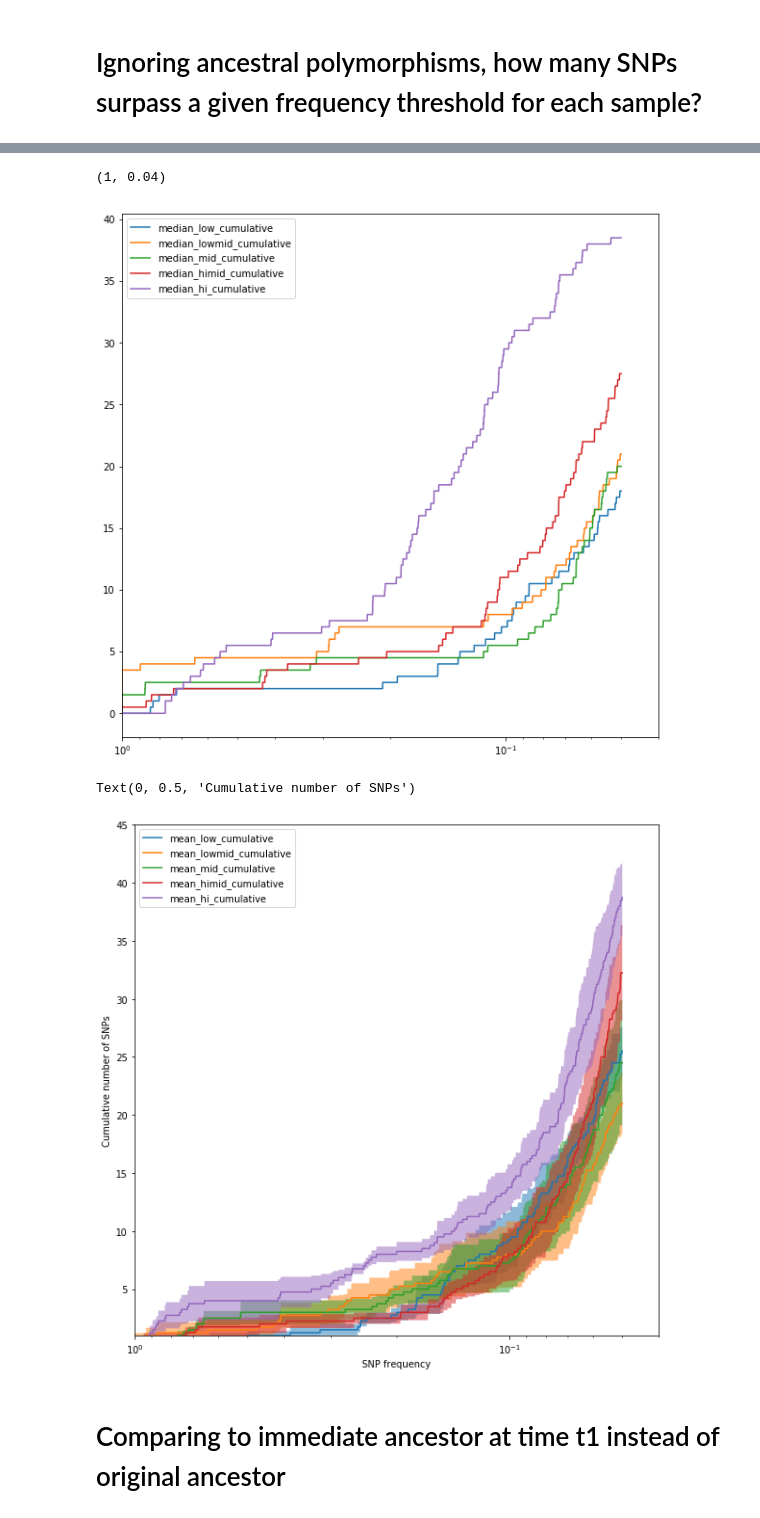
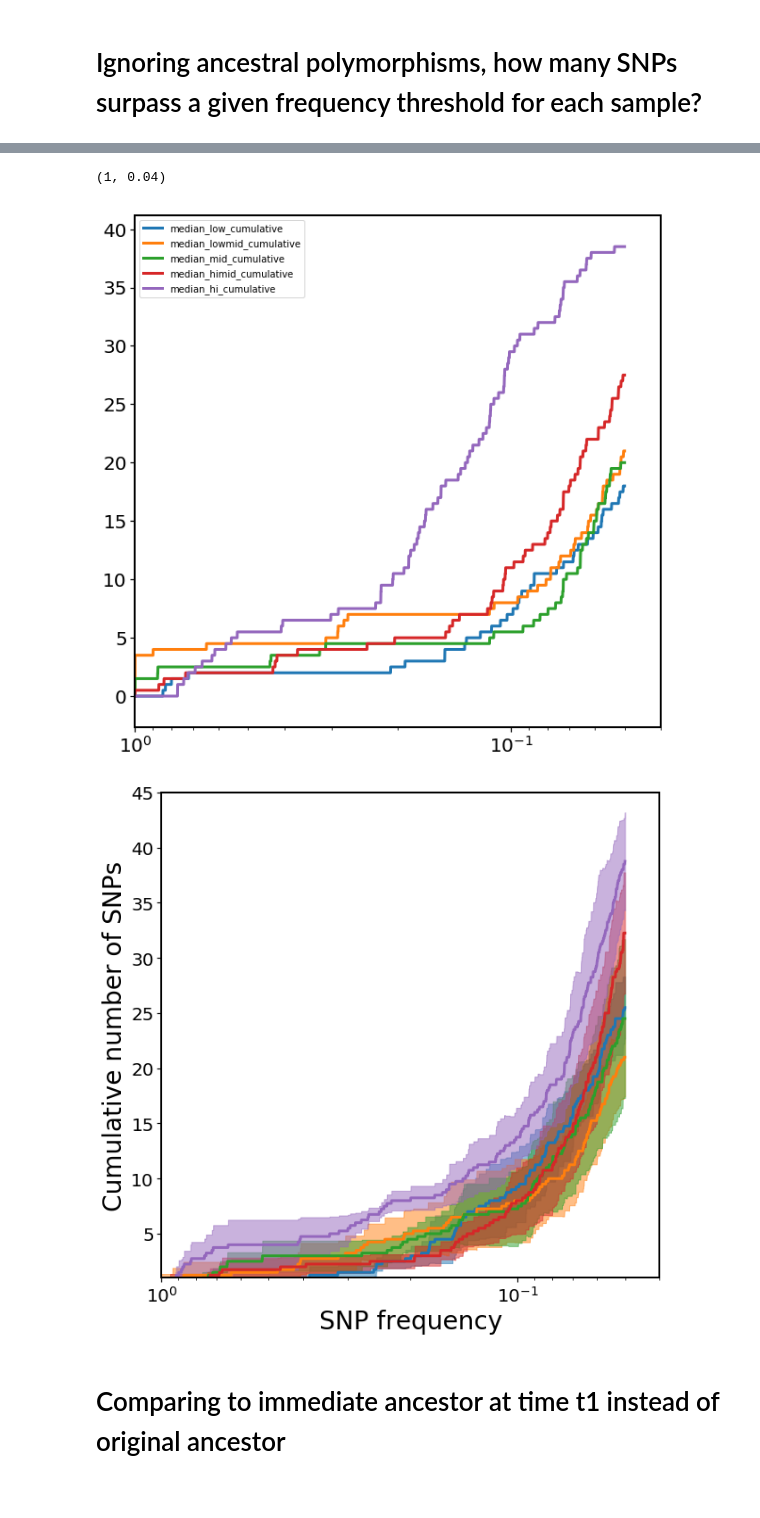
Before and after one commit to nicholas-sherer/NS001_Sequencing, a Jupyter notebook: Polymorphisms past certain frequency by mutation rate condition.ipynb, the cells around one changed output, grey strips where cells are left out. Saved outputs shown, nothing was run; the diff lists cells and outputs as text; code cells hidden in the pictures.

```diff
--- a/Polymorphisms past certain frequency by mutation rate condition.ipynb
+++ b/Polymorphisms past certain frequency by mutation rate condition.ipynb
@@ -10,6 +10,8 @@ import SequenceDataORM as sqd
 import matplotlib.pyplot as plt
 import seaborn as sns
 %matplotlib inline
+
+plt.style.use('C:/Users/Nicholas Sherer/.matplotlib/ShererPaper.mplstyle')
 # %%
 engine = create_engine('sqlite:///NS001_evolved_mutations_copy8.db', echo=False) # our database connection
 session = sessionmaker(bind=engine)() # the session object is how we make queries through sqlalchemy
@@ -134,7 +141,7 @@ for smpr in evolvedt2_samples:
         cumdist = func_cum(fraqs, cornts)
         x = np.linspace(1,.05,num=10000)
         y = np.array([cumdist(i) for i in x])
-        axes.semilogx(x, y, label=smpr.name)
+        axes.semilogx(x, y, '-', label=smpr.name)
 axes.legend()
 axes.set_xlim(1,.04)
 # %% [output]
@@ -240,7 +252,7 @@ for smpr in ['Lo1t2_S1', 'Lo2t2_S1', 'Lo3t2_S1', 'Lo4t2_S1']:
     lodists.append(cumdist)
 mean_low = median_func(*lodists)
 y_low = np.array([mean_low(i) for i in x])
-axes.semilogx(x, y_low, label='median_low_cumulative')
+axes.semilogx(x, y_low, '-', label='median_low_cumulative')
 
 lomiddists = []
 for smpr in ['LoMid1t2_S1', 'LoMid2t2_S1', 'LoMid3t2_S1', 'LoMid4t2_S1']:
@@ -249,7 +261,7 @@ for smpr in ['LoMid1t2_S1', 'LoMid2t2_S1', 'LoMid3t2_S1', 'LoMid4t2_S1']:
     lomiddists.append(cumdist)
 mean_lowmid = median_func(*lomiddists)
 y_lowmid = np.array([mean_lowmid(i) for i in x])
-axes.semilogx(x, y_lowmid, label='median_lowmid_cumulative')
+axes.semilogx(x, y_lowmid, '-', label='median_lowmid_cumulative')
 
 middists = []
 for smpr in ['Mid1t2_S1', 'Mid2t2_S1', 'Mid3t2_S1', 'Mid4t2_S1']:
@@ -258,7 +270,7 @@ for smpr in ['Mid1t2_S1', 'Mid2t2_S1', 'Mid3t2_S1', 'Mid4t2_S1']:
     middists.append(cumdist)
 mean_mid = median_func(*middists)
 y_mid = np.array([mean_mid(i) for i in x])
-axes.semilogx(x, y_mid, label='median_mid_cumulative')
+axes.semilogx(x, y_mid, '-', label='median_mid_cumulative')
 
 himiddists = []
 for smpr in ['HiMid1t2_S1', 'HiMid2t2_S1', 'HiMid3t2_S1', 'HiMid4t2_S1']:
@@ -267,7 +279,7 @@ for smpr in ['HiMid1t2_S1', 'HiMid2t2_S1', 'HiMid3t2_S1', 'HiMid4t2_S1']:
     himiddists.append(cumdist)
 mean_himid = median_func(*himiddists)
 y_himid = np.array([mean_himid(i) for i in x])
-axes.semilogx(x, y_himid, label='median_himid_cumulative')
+axes.semilogx(x, y_himid, '-', label='median_himid_cumulative')
 
 hidists = []
 for smpr in ['Hi1t2_S1', 'Hi2t2_S1', 'Hi3t2_S1', 'Hi4t2_S1']:
@@ -276,13 +288,13 @@ for smpr in ['Hi1t2_S1', 'Hi2t2_S1', 'Hi3t2_S1', 'Hi4t2_S1']:
     hidists.append(cumdist)
 mean_hi = median_func(*hidists)
 y_hi = np.array([mean_hi(i) for i in x])
-axes.semilogx(x, y_hi, label='median_hi_cumulative')
+axes.semilogx(x, y_hi, '-', label='median_hi_cumulative')
 
 axes.legend()
 axes.set_xlim(1,.04)
 # %% [output]
 (1, 0.04)
-[figure, old version]
+[figure, new version]
 # %%
 fig = plt.figure(figsize=(10,10))
 axes = fig.add_subplot(111)
@@ -298,10 +310,11 @@ max_low = max_func(*lodists)
 mean_low = mean_func(*lodists)
 std_low = std_func(*lodists)
 y_low = np.array([mean_low(i) for i in x])
-axes.semilogx(x, y_low, label='mean_low_cumulative')
-#axes.fill_between(x, [min_low(i) for i in x], [max_low(i) for i in x], alpha=.5)
-axes.fill_between(x, [mean_low(i) - 1.1/2*std_low(i) for i in x],
-                  [mean_low(i) + 1.1/2*std_low(i) for i in x], alpha=.5)
+lns = axes.semilogx(x, y_low, '-', label='mean_low_cumulative')
+color = lns[-1].get_color()
+#axes.fill_between(x, [min_low(i) for i in x], [max_low(i) for i in x], color=color, alpha=.2)
+axes.fill_between(x, [mean_low(i) - 1.1*2/3*std_low(i) for i in x],
+                  [mean_low(i) + 1.1*2/3*std_low(i) for i in x], color=color, alpha=.5)
 
 lomiddists = []
 for smpr in ['LoMid1t1_S1', 'LoMid2t1_S1', 'LoMid3t1_S1', 'LoMid4t1_S1']:
@@ -313,10 +326,11 @@ max_lowmid = max_func(*lomiddists)
 mean_lowmid = mean_func(*lomiddists)
 std_lowmid = std_func(*lomiddists)
 y_lowmid = np.array([mean_lowmid(i) for i in x])
-axes.semilogx(x, y_lowmid, label='mean_lowmid_cumulative')
-#axes.fill_between(x, [min_lowmid(i) for i in x], [max_lowmid(i) for i in x], alpha=.5)
-axes.fill_between(x, [mean_lowmid(i) - 1.1/2*std_lowmid(i) for i in x],
-                  [mean_lowmid(i) + 1.1/2*std_lowmid(i) for i in x], alpha=.5)
+lns = axes.semilogx(x, y_lowmid, '-', label='mean_lowmid_cumulative')
+color = lns[-1].get_color()
+#axes.fill_between(x, [min_lowmid(i) for i in x], [max_lowmid(i) for i in x], color=color, alpha=.2)
+axes.fill_between(x, [mean_lowmid(i) - 1.1*2/3*std_lowmid(i) for i in x],
+                  [mean_lowmid(i) + 1.1*2/3*std_lowmid(i) for i in x], color=color, alpha=.5)
 middists = []
 for smpr in ['Mid1t1_S1', 'Mid2t1_S1', 'Mid3t1_S1', 'Mid4t1_S1']:
     fraqs, cornts = cumulative_mu_counts(smpr)
@@ -327,48 +341,51 @@ max_mid = max_func(*middists)
 mean_mid = mean_func(*middists)
 std_mid = std_func(*middists)
 y_mid = np.array([mean_mid(i) for i in x])
-axes.semilogx(x, y_mid, label='mean_mid_cumulative')
-#axes.fill_between(x, [min_mid(i) for i in x], [max_mid(i) for i in x], alpha=.5)
-axes.fill_between(x, [mean_mid(i) - 1.1/2*std_mid(i) for i in x],
-                  [mean_mid(i) + 1.1/2*std_mid(i) for i in x], alpha=.5)
+lns = axes.semilogx(x, y_mid, '-', label='mean_mid_cumulative')
+color = lns[-1].get_color()
+#axes.fill_between(x, [min_mid(i) for i in x], [max_mid(i) for i in x], color=color, alpha=.2)
+axes.fill_between(x, [mean_mid(i) - 1.1*2/3*std_mid(i) for i in x],
+                  [mean_mid(i) + 1.1*2/3*std_mid(i) for i in x], color=color, alpha=.5)
 
 himiddists = []
 for smpr in ['HiMid1t1_S1', 'HiMid2t1_S1', 'HiMid3t1_S1', 'HiMid4t1_S1']:
     fraqs, cornts = cumulative_mu_counts(smpr)
     cumdist = func_cum(fraqs, cornts)
     himiddists.append(cumdist)
 min_himid = min_func(*himiddists)
 max_himid = max_func(*himiddists)
 mean_himid = mean_func(*himiddists)
 std_himid = std_func(*himiddists)
 y_himid = np.array([mean_himid(i) for i in x])
-axes.semilogx(x, y_himid, label='mean_himid_cumulative')
-#axes.fill_between(x, [min_himid(i) for i in x], [max_himid(i) for i in x], alpha=.5)
-axes.fill_between(x, [mean_himid(i) - 1.1/2*std_himid(i) for i in x],
-                  [mean_himid(i) + 1.1/2*std_himid(i) for i in x], alpha=.5)
+lns = axes.semilogx(x, y_himid, '-', label='mean_himid_cumulative')
+color = lns[-1].get_color()
+#axes.fill_between(x, [min_himid(i) for i in x], [max_himid(i) for i in x], color=color, alpha=.2)
+axes.fill_between(x, [mean_himid(i) - 1.1*2/3*std_himid(i) for i in x],
+                  [mean_himid(i) + 1.1*2/3*std_himid(i) for i in x], color=color, alpha=.5)
 hidists = []
 for smpr in ['Hi1t1_S1', 'Hi2t1_S1', 'Hi3t1_S1', 'Hi4t1_S1']:
     fraqs, cornts = cumulative_mu_counts(smpr)
     cumdist = func_cum(fraqs, cornts)
     hidists.append(cumdist)
 min_hi = min_func(*hidists)
 max_hi = max_func(*hidists)
 mean_hi = mean_func(*hidists)
 std_hi = std_func(*hidists)
 y_hi = np.array([mean_hi(i) for i in x])
-axes.semilogx(x, y_hi, label='mean_hi_cumulative')
-#axes.fill_between(x, [min_hi(i) for i in x], [max_hi(i) for i in x], alpha=.5)
-axes.fill_between(x, [mean_hi(i) - 1.1/2*std_hi(i) for i in x],
-                  [mean_hi(i) + 1.1/2*std_hi(i) for i in x], alpha=.5)
+lns = axes.semilogx(x, y_hi, '-', label='mean_hi_cumulative')
+color = lns[-1].get_color()
+#axes.fill_between(x, [min_hi(i) for i in x], [max_hi(i) for i in x], color=color, alpha=.2)
+axes.fill_between(x, [mean_hi(i) - 1.1*2/3*std_hi(i) for i in x],
+                  [mean_hi(i) + 1.1*2/3*std_hi(i) for i in x], color=color, alpha=.5)
 
-axes.legend()
+#axes.legend()
 axes.set_xlim(1,.04)
 axes.set_ylim(1,45)
 axes.set_xlabel('SNP frequency')
 axes.set_ylabel('Cumulative number of SNPs')
+plt.savefig('Cumulative_SNPs_at_day_24.pdf')
 # %% [output]
-Text(0, 0.5, 'Cumulative number of SNPs')
-[figure, old version]
+[figure, new version]
 # %% [markdown]
 # Comparing to immediate ancestor at time t1 instead of original ancestor
 # %%
```
Also changed, not shown: parts of 6 cells of this notebook, 3 other files.
